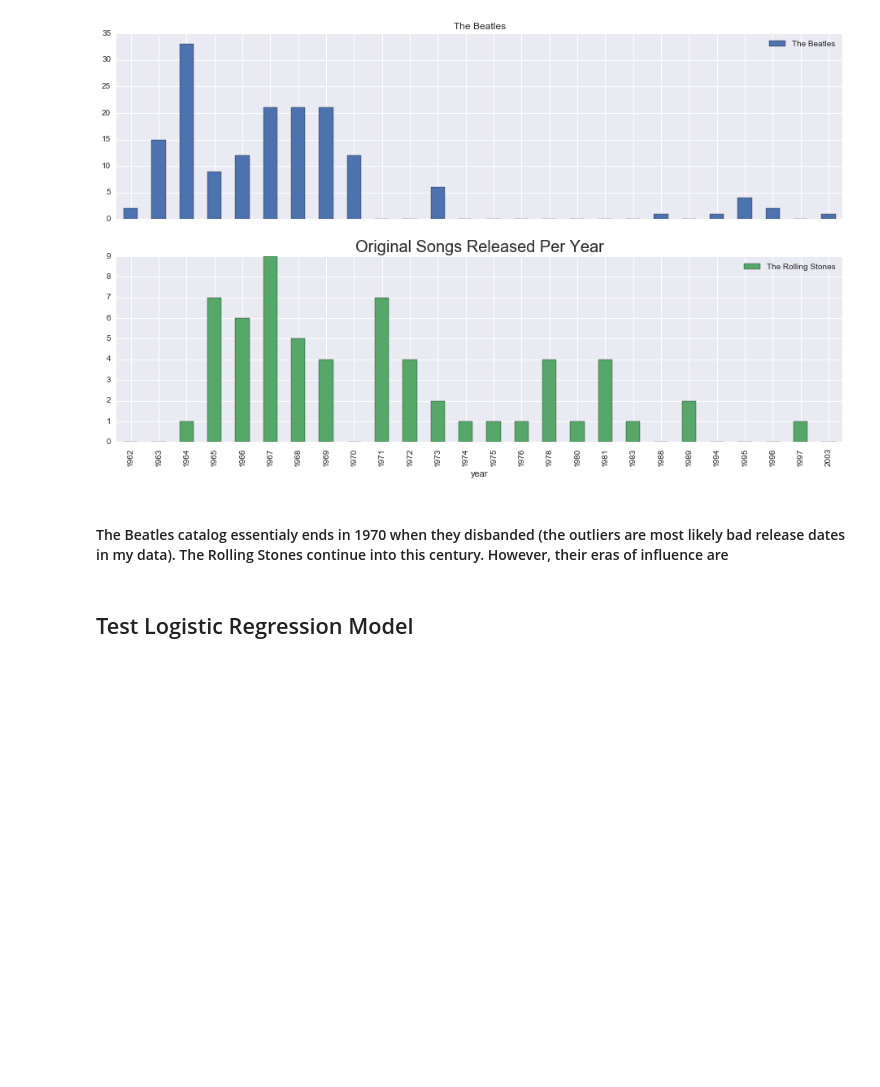
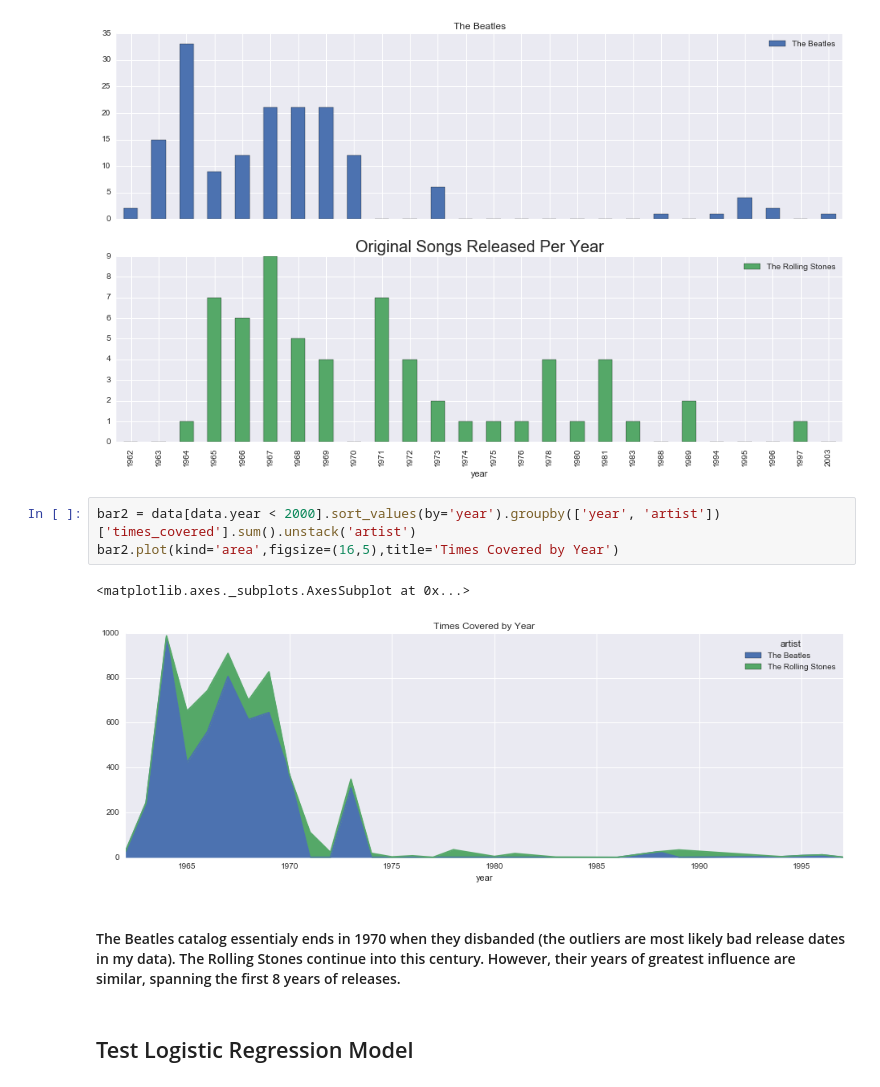
Before and after one commit to maxrose61/GA_DS, a Jupyter notebook: FInal_Project/Quantifying_Influence_Analysis_maxrose_DSFinal.ipynb, the cells around one changed output. Cells and saved outputs as stored; diff of their text form; blank space fills up the shorter version.

```diff
--- a/FInal_Project/Quantifying_Influence_Analysis_maxrose_DSFinal.ipynb
+++ b/FInal_Project/Quantifying_Influence_Analysis_maxrose_DSFinal.ipynb
@@ -172,8 +172,14 @@ plt.title("Original Songs Released Per Year", size=20)
 # %% [output]
 <matplotlib.text.Text at 0x...>
 [figure]
+# %%
+bar2 = data[data.year < 2000].sort_values(by='year').groupby(['year', 'artist'])['times_covered'].sum().unstack('artist')
+bar2.plot(kind='area',figsize=(16,5),title='Times Covered by Year')
+# %% [output]
+<matplotlib.axes._subplots.AxesSubplot at 0x...>
+[figure, added]
 # %% [markdown]
-#### The Beatles catalog essentialy ends in 1970 when they disbanded (the outliers are most likely bad release dates in my data). The Rolling Stones continue into this century. However, their eras of influence are
+#### The Beatles catalog essentialy ends in 1970 when they disbanded (the outliers are most likely bad release dates in my data). The Rolling Stones continue into this century. However, their years of greatest influence are similar, spanning the first 8 years of releases.
 # %% [markdown]
 ## Test Logistic Regression Model
 # %%
```
Also changed, not shown: 1 other file.
